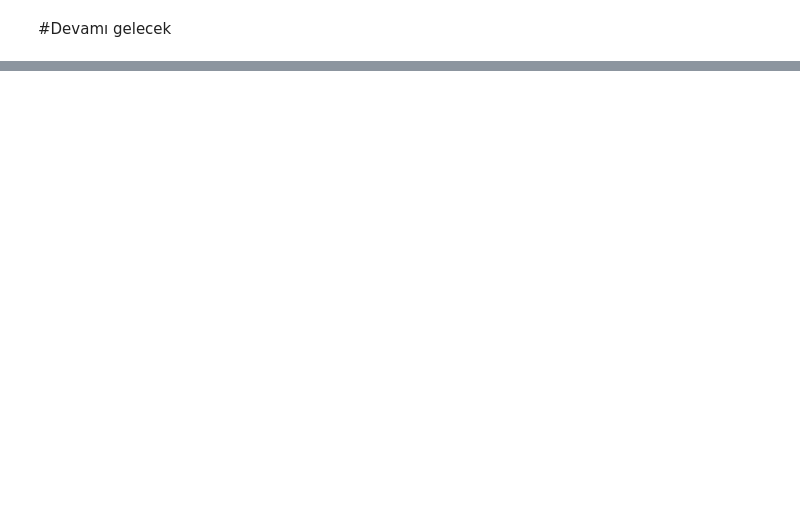
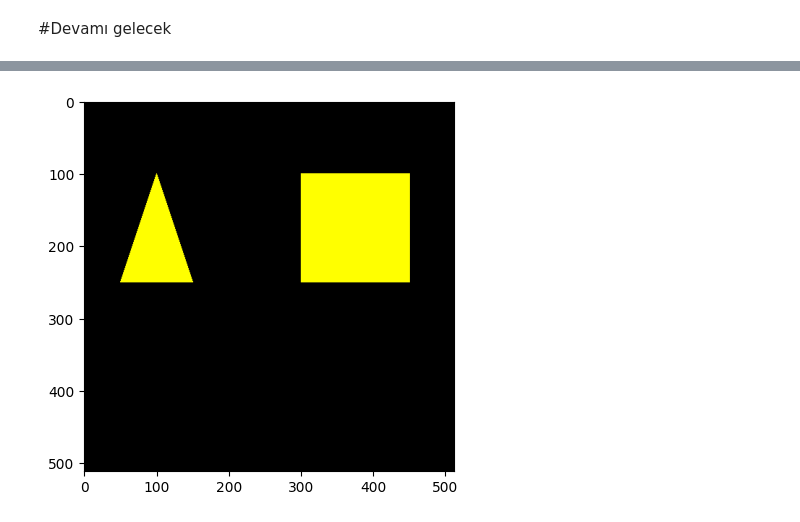
Before and after one commit to murabur/gta5_autopilot, a Jupyter notebook: Bolum_1_Temeller/Video_1.3_OpenCV/5_cizim_fonksiyonları.ipynb, the cells around one changed output, grey strips where cells are left out. Cells and saved outputs as stored; diff of their text form; code cells hidden in the pictures; blank space fills up the shorter version.

```diff
--- a/Bolum_1_Temeller/Video_1.3_OpenCV/5_cizim_fonksiyonları.ipynb
+++ b/Bolum_1_Temeller/Video_1.3_OpenCV/5_cizim_fonksiyonları.ipynb
@@ -63,0 +175,26 @@ plt.show()
+# %%
+import cv2
+import numpy as np
+import matplotlib.pyplot as plt
+
+# 512x512 siyah bir tuval oluşturuyoruz
+img = np.zeros((512, 512, 3), np.uint8)
+
+# --- 1. ŞEKİL: ÜÇGEN ---
+# Koordinatlar: Üst merkez, sol alt, sağ alt
+pts1 = np.array([[100, 100], [50, 250], [150, 250]], np.int32).reshape((-1, 1, 2))
+
+# --- 2. ŞEKİL: KARE ---
+# Koordinatlar: Sol üst, sağ üst, sağ alt, sol alt
+pts2 = np.array([[300, 100], [450, 100], [450, 250], [300, 250]], np.int32).reshape((-1, 1, 2))
+
+# --- ÇOKLU ÇİZİM ---
+# pts=[pts1, pts2] yazarak OpenCV'ye diyoruz ki:
+# "Sana bir liste veriyorum, bu listenin içindeki tüm paketleri boya!"
+cv2.fillPoly(img=img, pts=[pts1, pts2], color=(0, 255, 255)) # Sarımsı/Turkuaz renk
+
+# Sonucu göster
+plt.imshow(cv2.cvtColor(img, cv2.COLOR_BGR2RGB))
+plt.show()
+# %% [output]
+[figure, added]
```
Also changed, not shown: parts of 12 cells of this notebook.
